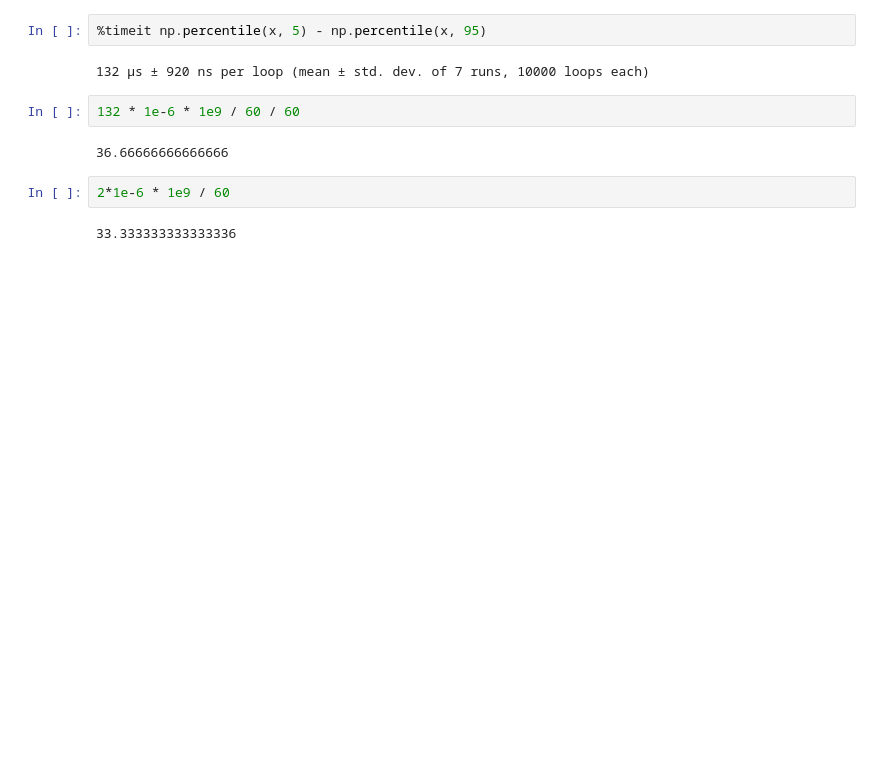
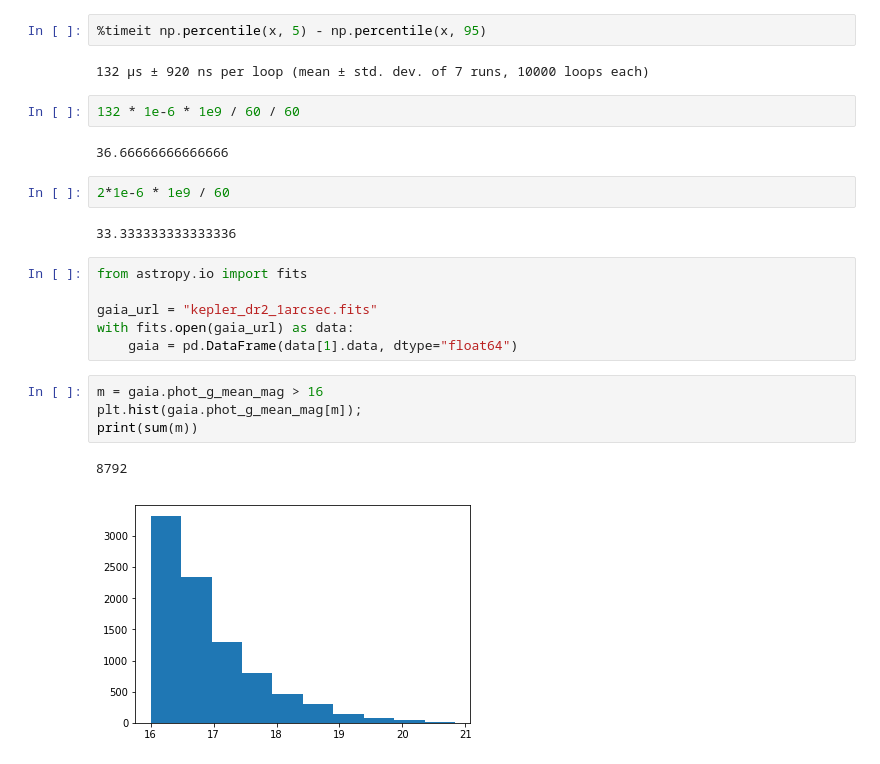
Before and after one commit to RuthAngus/mdwarf_prediction, a Jupyter notebook: Linear_regression_age.ipynb, the cells around one changed output. Cells and saved outputs as stored; diff of their text form; blank space fills up the shorter version.

```diff
--- a/Linear_regression_age.ipynb
+++ b/Linear_regression_age.ipynb
@@ -438,3 +359,16 @@ x = np.random.randn(1000)
 2*1e-6 * 1e9 / 60
 # %% [output]
 33.333333333333336
+# %%
+from astropy.io import fits
+
+gaia_url = "kepler_dr2_1arcsec.fits"
+with fits.open(gaia_url) as data:
+    gaia = pd.DataFrame(data[1].data, dtype="float64")
+# %%
+m = gaia.phot_g_mean_mag > 16
+plt.hist(gaia.phot_g_mean_mag[m]);
+print(sum(m))
+# %% [output]
+8792
+[figure, added]
```
Also changed, not shown: parts of 26 cells of this notebook, 1 other file.
